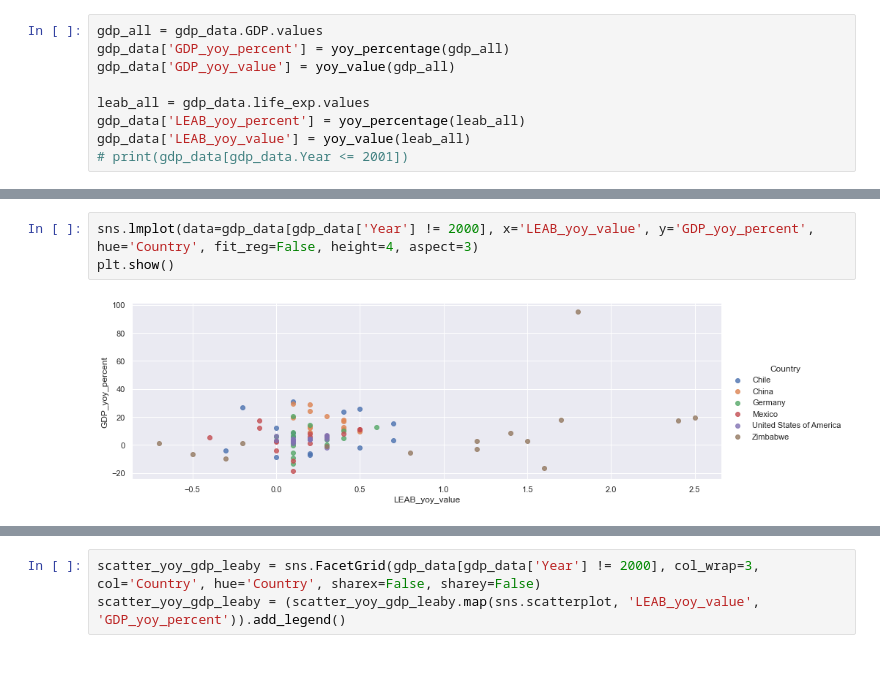
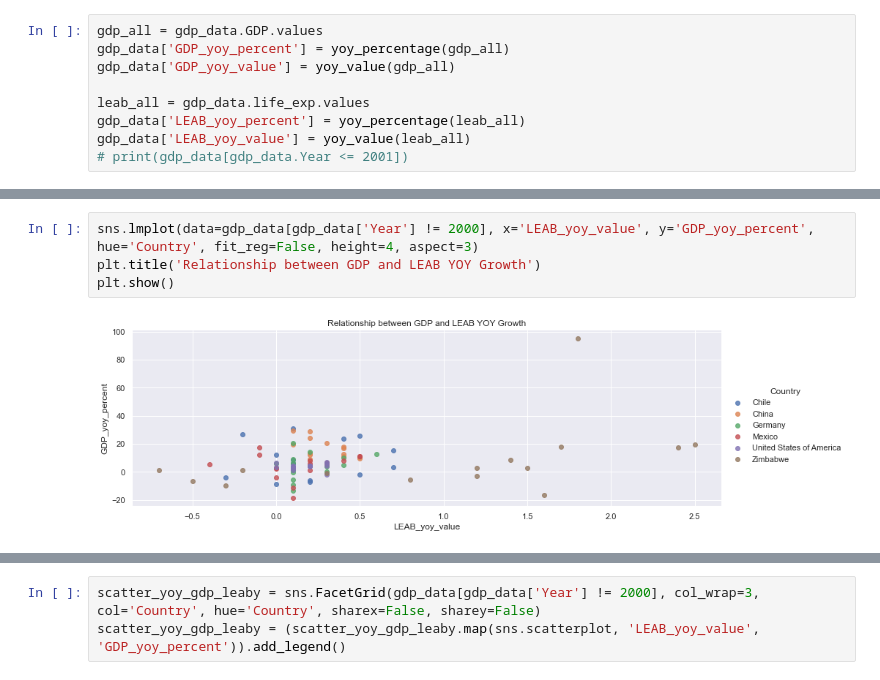
Before and after one commit to tiramisubunny/life_expectancy_gdp_group_project, a Jupyter notebook: life_expectancy_gdp.ipynb, the cells around one changed output, grey strips where cells are left out. Cells and saved outputs as stored; diff of their text form.

```diff
--- a/life_expectancy_gdp.ipynb
+++ b/life_expectancy_gdp.ipynb
@@ -328,5 +316,6 @@ plt.show()
 # %%
 sns.lmplot(data=gdp_data[gdp_data['Year'] != 2000], x='LEAB_yoy_value', y='GDP_yoy_percent', hue='Country', fit_reg=False, height=4, aspect=3)
+plt.title('Relationship between GDP and LEAB YOY Growth')
 plt.show()
 # %% [output]
-[figure, old version]
+[figure, new version]
```
Also changed, not shown: parts of 14 cells of this notebook.
